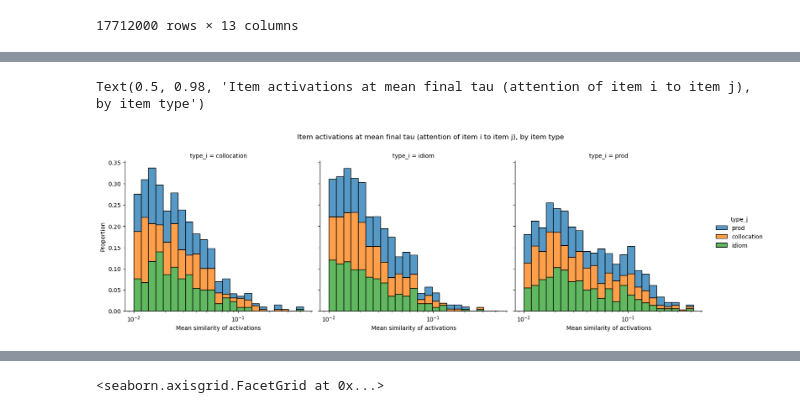
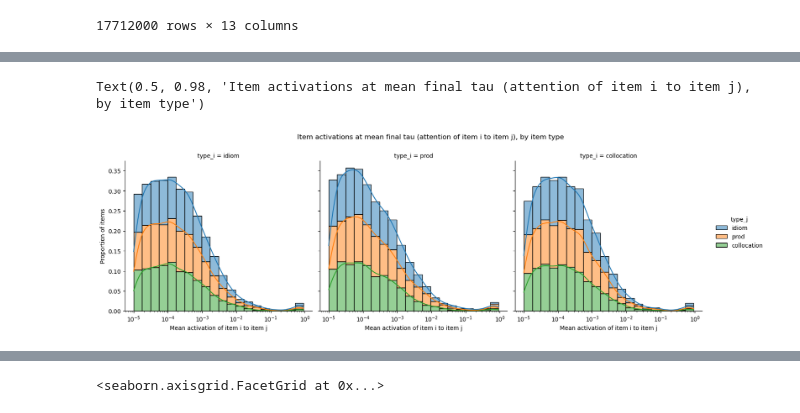
Before and after one commit to psydelle/minerva2, a Jupyter notebook: analysis/minerva_analyses.ipynb, the cells around one changed output, grey strips where cells are left out. Saved outputs shown, nothing was run; the diff lists cells and outputs as text; code cells hidden in the pictures.

Commit message:
optimize minerva, output activations in run_one_experiment

```diff
--- a/analysis/minerva_analyses.ipynb
+++ b/analysis/minerva_analyses.ipynb
@@ -189,7 +189,7 @@ def get_sampled_matrix(embeddings, frequencies, M=10000, forget_prob=0.6, seed=N
     sampled_freqs = torch.cat(
         (
             torch.arange(n_items),
-            torch.multinomial(frequencies, sample_k, replacement=True),
+            torch.multinomial(frequencies, sample_k, replacement=True, generator=torch_generator),
         )
     )
     matrix = embeddings[sampled_freqs]
@@ -390,4 +378,4 @@ agg_results = subset_results.groupby(["embedding_model", "item"]).agg(
     std_rt=("rt", "std"),
 ).reset_index()
 agg_results = agg_results.join(df_expanded.set_index("item"), on="item")
-agg_results
+agg_results_sbert = agg_results[agg_results["embedding_model"] == "sbert"]
@@ -435,0 +439,25 @@ torch.Size([246, 246])
+# %%
+probe_matrix_sims = torch.stack(
+    [minerva_activate(torch.tensor(row["vec"]), sampled_matrix, tau=round(row["mean_rt"])) for row in agg_results_sbert.iloc]
+    # [minerva_activate(torch.tensor(row["vec"]), sampled_matrix, tau=1) for row in agg_results_sbert.iloc]
+)
+
+n_items = df_expanded["item"].nunique()
+
+pairwise_agg_sims, data_df = get_mean_sims(probe_matrix_sims, sampled_items, n_items)
+
+data_df.rename(columns={"mean_sim": "mean_activation"}, inplace=True)
+
+fig, axes = plt.subplots(3, 3, figsize=(30, 30))
+
+for i, type_i in enumerate(df_expanded["type"].unique()):
+    for j, type_j in enumerate(df_expanded["type"].unique()):
+        ax = axes[i, j]
+        type_i_selector = np.where(agg_results_sbert["type"] == type_i)[0]
+        type_j_selector = np.where(agg_results_sbert["type"] == type_j)[0]
+
+        pairwise_sims_subset = pairwise_agg_sims[type_i_selector, :][:, type_j_selector]
+        xticklabels = agg_results_sbert.iloc[type_i_selector]["item"]
+        yticklabels = agg_results_sbert.iloc[type_j_selector]["item"]
+        ax.set_title(f"Type {type_i} attending to Type {type_j}")
+        sns.heatmap(pairwise_sims_subset, ax=ax, square=True, xticklabels=xticklabels, yticklabels=yticklabels)
@@ -436,25 +470,27 @@ torch.Size([246, 246])
 # %%
 # fig, ax = plt.subplots(figsize=(10,5))
 # ax.set_title("Mean similarity of activations, by item type")
 plot = sns.displot(
-    data_df[abs(data_df["mean_activation"]) > 0.01],
+    data_df[abs(data_df["mean_activation"]) > 1e-5],
     x="mean_activation",
     col="type_i",
     hue="type_j",
+    bins=20,
+    kde=True,
     # kind="kde",
     # fill=True,
     # bw_adjust=0.25,
     # log_scale=(False, True),
     multiple="stack",
     log_scale=True,
     common_norm=False,
     stat="proportion",
 )
-plot.set(xlabel="Mean similarity of activations")
+plot.set(xlabel="Mean activation of item i to item j", ylabel="Proportion of items")
 plot.figure.subplots_adjust(top=.85)
 plot.figure.suptitle("Item activations at mean final tau (attention of item i to item j), by item type")
 # plt.title("Mean similarity of activations, by item type")
 # plt.xlabel("Mean similarity of activations")
 # %% [output]
 Text(0.5, 0.98, 'Item activations at mean final tau (attention of item i to item j), by item type')
-[figure, old version]
+[figure, new version]
```
Also changed, not shown: parts of 16 cells of this notebook, 1 other file.
